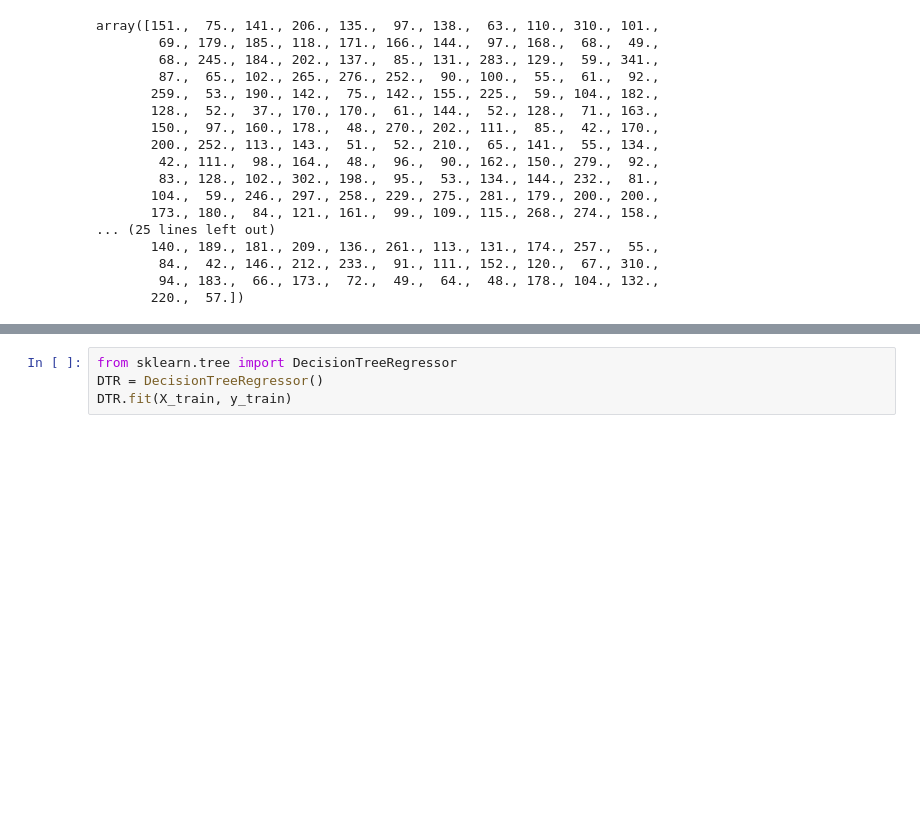
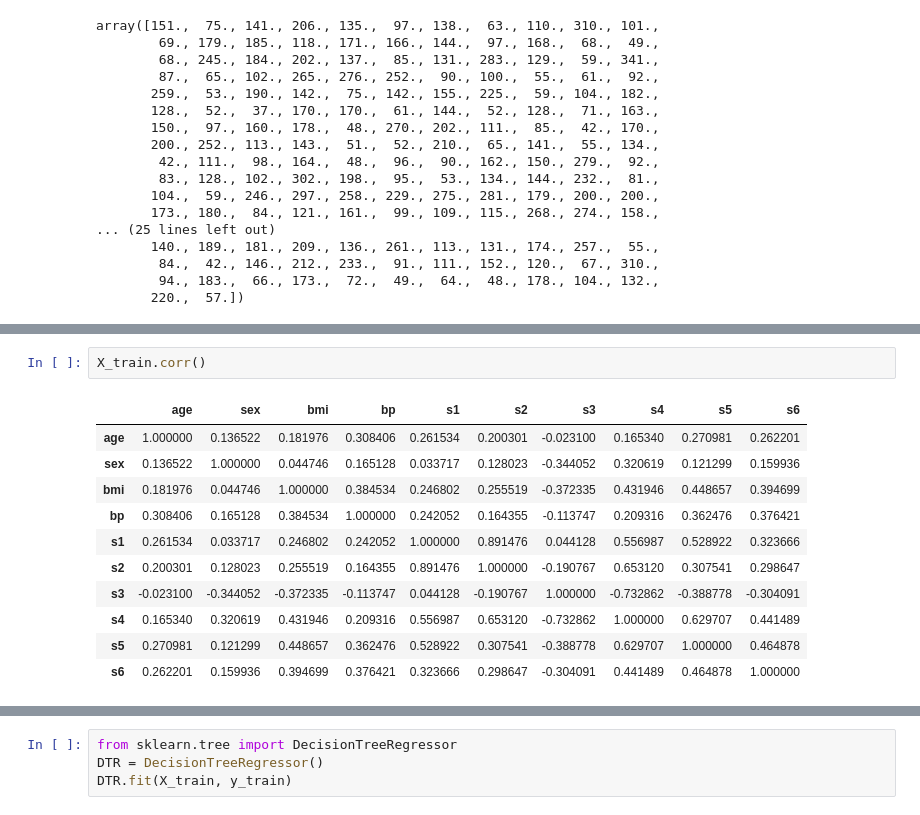
Before and after one commit to Nikhil9490/ML_Algorithms_Revision, a Jupyter notebook: diabetes_prediction_decision_trees.ipynb, the cells around one changed output, grey strips where cells are left out. Drawn from its saved outputs; the diff is of its cells as text; blank space fills up the shorter version.

```diff
--- a/diabetes_prediction_decision_trees.ipynb
+++ b/diabetes_prediction_decision_trees.ipynb
@@ -80,0 +90,14 @@ X_train, X_test, y_train, y_test = train_test_split(X, y, test_size=0.2, random_
+# %%
+X_train.corr()
+# %% [output]
+|  | age | sex | bmi | bp | s1 | s2 | s3 | s4 | s5 | s6 |
+| age | 1.000000 | 0.136522 | 0.181976 | 0.308406 | 0.261534 | 0.200301 | -0.023100 | 0.165340 | 0.270981 | 0.262201 |
+| sex | 0.136522 | 1.000000 | 0.044746 | 0.165128 | 0.033717 | 0.128023 | -0.344052 | 0.320619 | 0.121299 | 0.159936 |
+| bmi | 0.181976 | 0.044746 | 1.000000 | 0.384534 | 0.246802 | 0.255519 | -0.372335 | 0.431946 | 0.448657 | 0.394699 |
+| bp | 0.308406 | 0.165128 | 0.384534 | 1.000000 | 0.242052 | 0.164355 | -0.113747 | 0.209316 | 0.362476 | 0.376421 |
+| s1 | 0.261534 | 0.033717 | 0.246802 | 0.242052 | 1.000000 | 0.891476 | 0.044128 | 0.556987 | 0.528922 | 0.323666 |
+| s2 | 0.200301 | 0.128023 | 0.255519 | 0.164355 | 0.891476 | 1.000000 | -0.190767 | 0.653120 | 0.307541 | 0.298647 |
+| s3 | -0.023100 | -0.344052 | -0.372335 | -0.113747 | 0.044128 | -0.190767 | 1.000000 | -0.732862 | -0.388778 | -0.304091 |
+| s4 | 0.165340 | 0.320619 | 0.431946 | 0.209316 | 0.556987 | 0.653120 | -0.732862 | 1.000000 | 0.629707 | 0.441489 |
+| s5 | 0.270981 | 0.121299 | 0.448657 | 0.362476 | 0.528922 | 0.307541 | -0.388778 | 0.629707 | 1.000000 | 0.464878 |
+| s6 | 0.262201 | 0.159936 | 0.394699 | 0.376421 | 0.323666 | 0.298647 | -0.304091 | 0.441489 | 0.464878 | 1.000000 |
```
Also changed, not shown: parts of 13 cells of this notebook.
